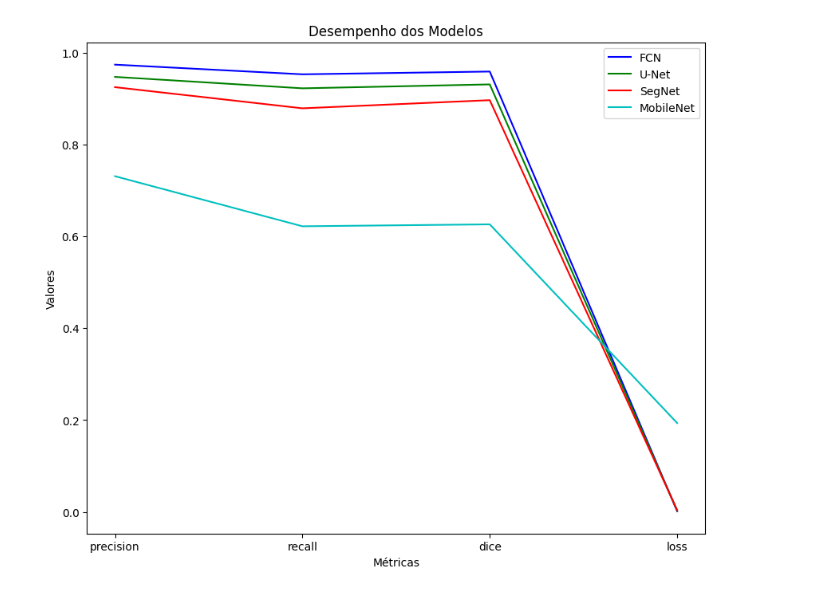
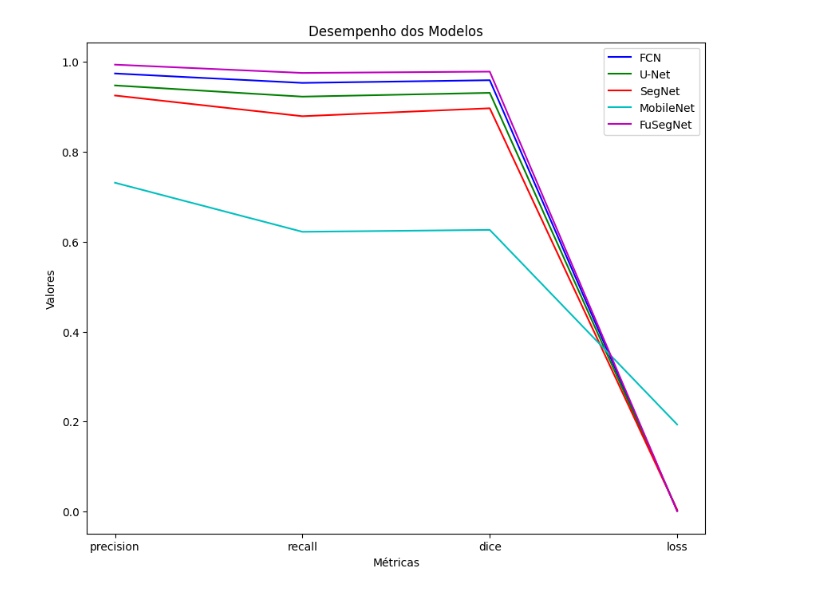
Before and after one commit to lucass235/Comparacao_de_Modelos_de_Machine_Learning_para_Segmentacao_de_Feridas_Malignas_em_Imagens_Medicas, a Jupyter notebook: scripts/generate_results_metrics.ipynb, the cells around one changed output. Cells and saved outputs as stored; diff of their text form; code cells hidden in the pictures.

Commit message:
new plots new modelo

```diff
--- a/scripts/generate_results_metrics.ipynb
+++ b/scripts/generate_results_metrics.ipynb
@@ -26,19 +28,19 @@ df
 # %%
 # Defina as cores para as linhas do gráfico
-colors = ['b', 'g', 'r', 'c']
+colors = ['b', 'g', 'r', 'c', 'm']
 
 # Crie um gráfico de linha para cada modelo
 plt.figure(figsize=(10, 8))
 for i, row in df.iterrows():
     plt.plot(df.columns[1:], row[1:], label=row['model'], color=colors[i])
 
 # Adicione rótulos e legenda
 plt.xlabel('Métricas')
 plt.ylabel('Valores')
 plt.title('Desempenho dos Modelos')
 plt.legend()
 plt.savefig('../data/imgs/results_metrics_models.png')
 # Mostre o gráfico
 plt.show()
 # %% [output]
-[figure, old version]
+[figure, new version]
```
Also changed, not shown: parts of 2 cells of this notebook, 3 other files.
